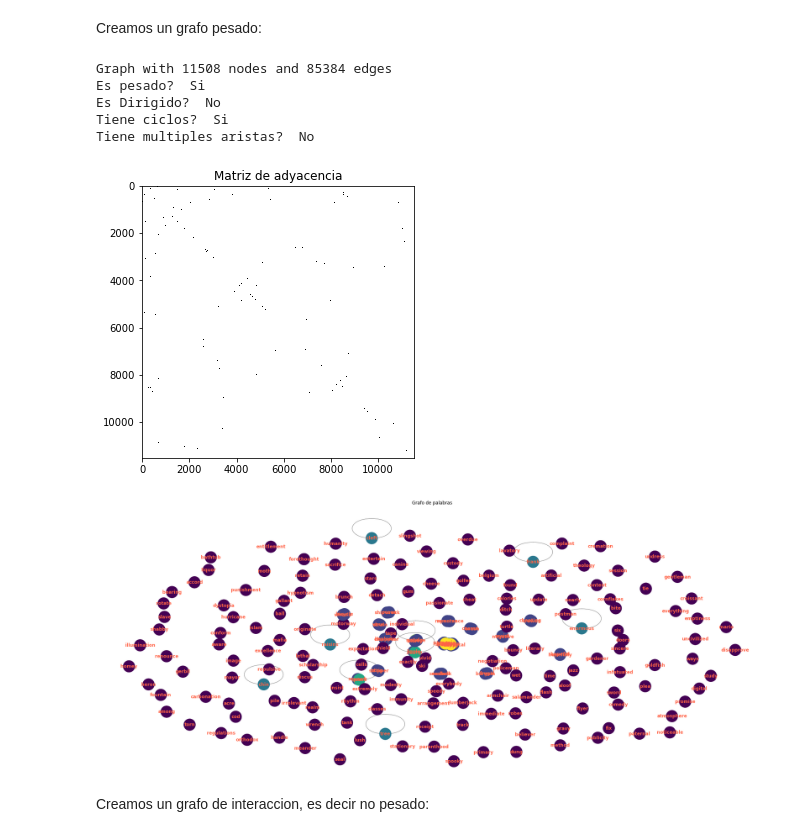
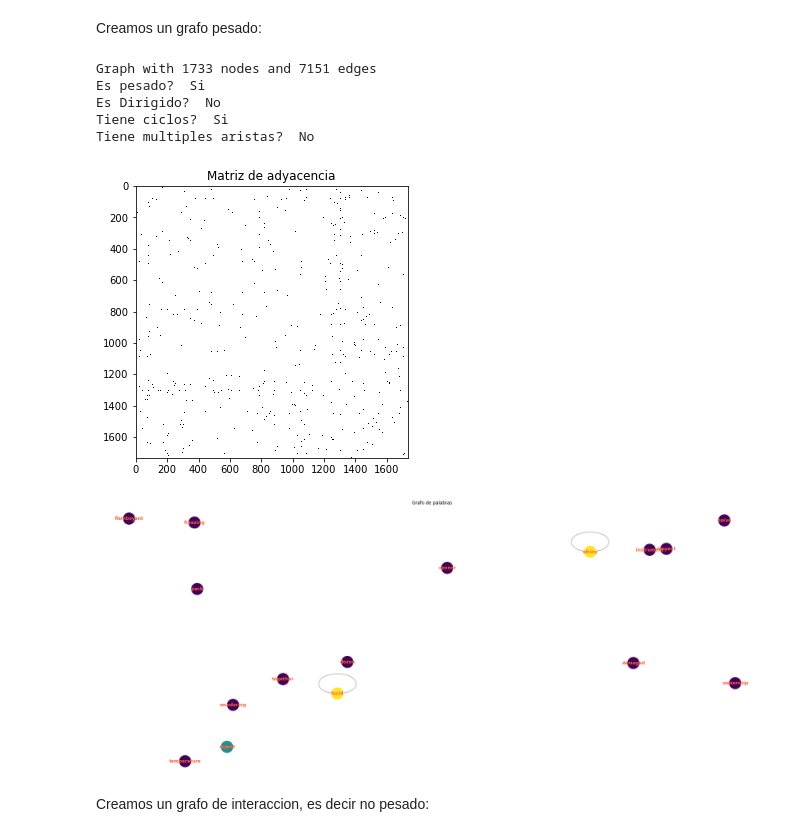
Before and after one commit to magistery-tps/dm-cyt-tp2, a Jupyter notebook: notebooks/tp2.ipynb, the cells around one changed output. Drawn from its saved outputs; the diff is of its cells as text; code cells hidden in the pictures.

```diff
--- a/notebooks/tp2.ipynb
+++ b/notebooks/tp2.ipynb
@@ -349,13 +348,13 @@ weighted_graph = nx.from_pandas_edgelist(
-# %%
-graph_summary(weighted_graph, k = 200)
-# %% [output]
-Graph with 11508 nodes and 85384 edges
-Es pesado?  Si
-Es Dirigido?  No
-Tiene ciclos?  Si
-Tiene multiples aristas?  No
-[figure, removed]
-[figure, removed]
+# %%
+graph_summary(weighted_graph, k_percent=0.01, k_layout=0.001)
+# %% [output]
+Graph with 1733 nodes and 7151 edges
+Es pesado?  Si
+Es Dirigido?  No
+Tiene ciclos?  Si
+Tiene multiples aristas?  No
+[figure, added]
+[figure, added]
 # %% [markdown]
 Creamos un grafo de interaccion, es decir no pesado:
 # %%
```
Also changed, not shown: parts of 10 cells of this notebook, 2 other files.
